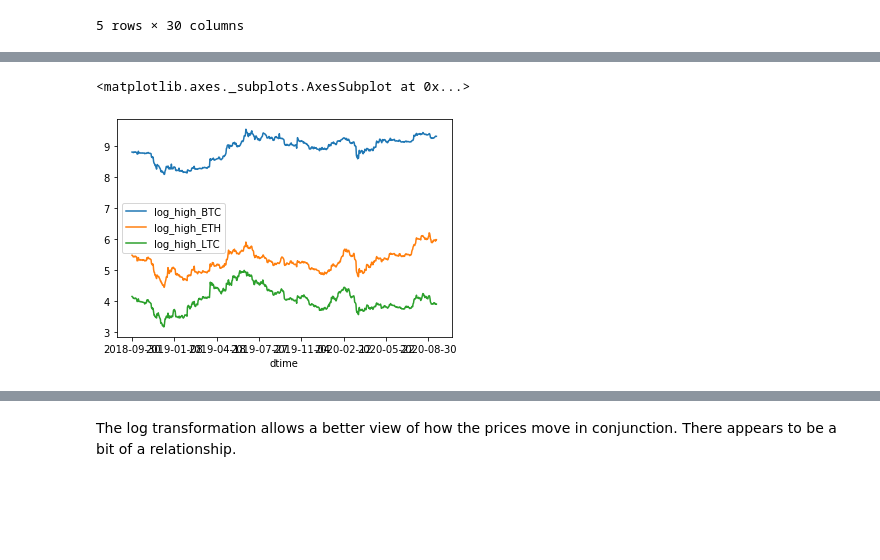
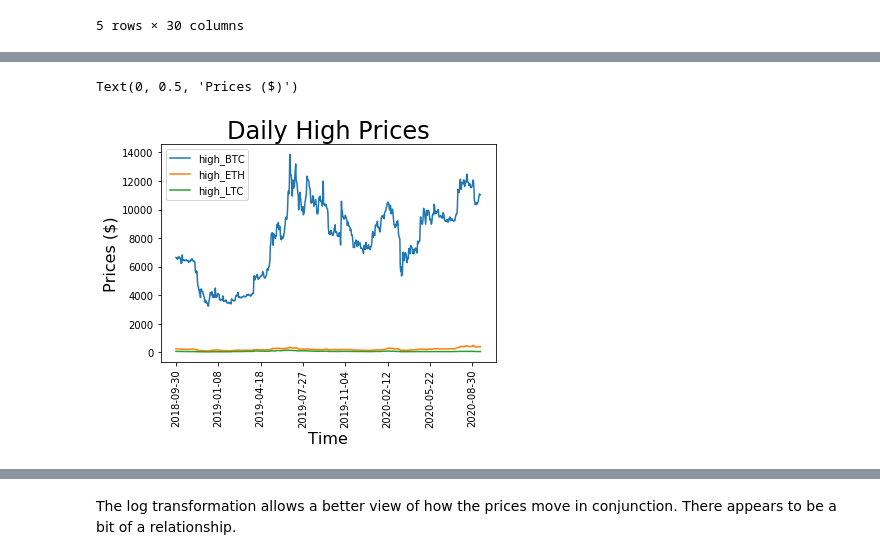
Before and after one commit to hank-butler/Third-Capstone, a Jupyter notebook: Third_Capstone_EDA.ipynb, the cells around one changed output, grey strips where cells are left out. Saved outputs shown, nothing was run; the diff lists cells and outputs as text; code cells hidden in the pictures; blank space fills up the shorter version.

Commit message:
updated charts

```diff
--- a/Third_Capstone_EDA.ipynb
+++ b/Third_Capstone_EDA.ipynb
@@ -56,5 +51,9 @@ df.plot(y=['high_BTC', 'high_ETH', 'high_LTC'])
-# %%
-df.plot(y=['log_high_BTC', 'log_high_ETH', 'log_high_LTC'])
-# %% [output]
-<matplotlib.axes._subplots.AxesSubplot at 0x...>
-[figure, removed]
+# %%
+df.plot(y=['high_BTC', 'high_ETH', 'high_LTC'])
+plt.title("Daily High Prices", size = 24)
+plt.xlabel("Time", size = 16)
+plt.xticks(rotation=90)
+plt.ylabel("Prices ($)", size = 16)
+# %% [output]
+Text(0, 0.5, 'Prices ($)')
+[figure, added]
```
Also changed, not shown: parts of 7 cells of this notebook.
